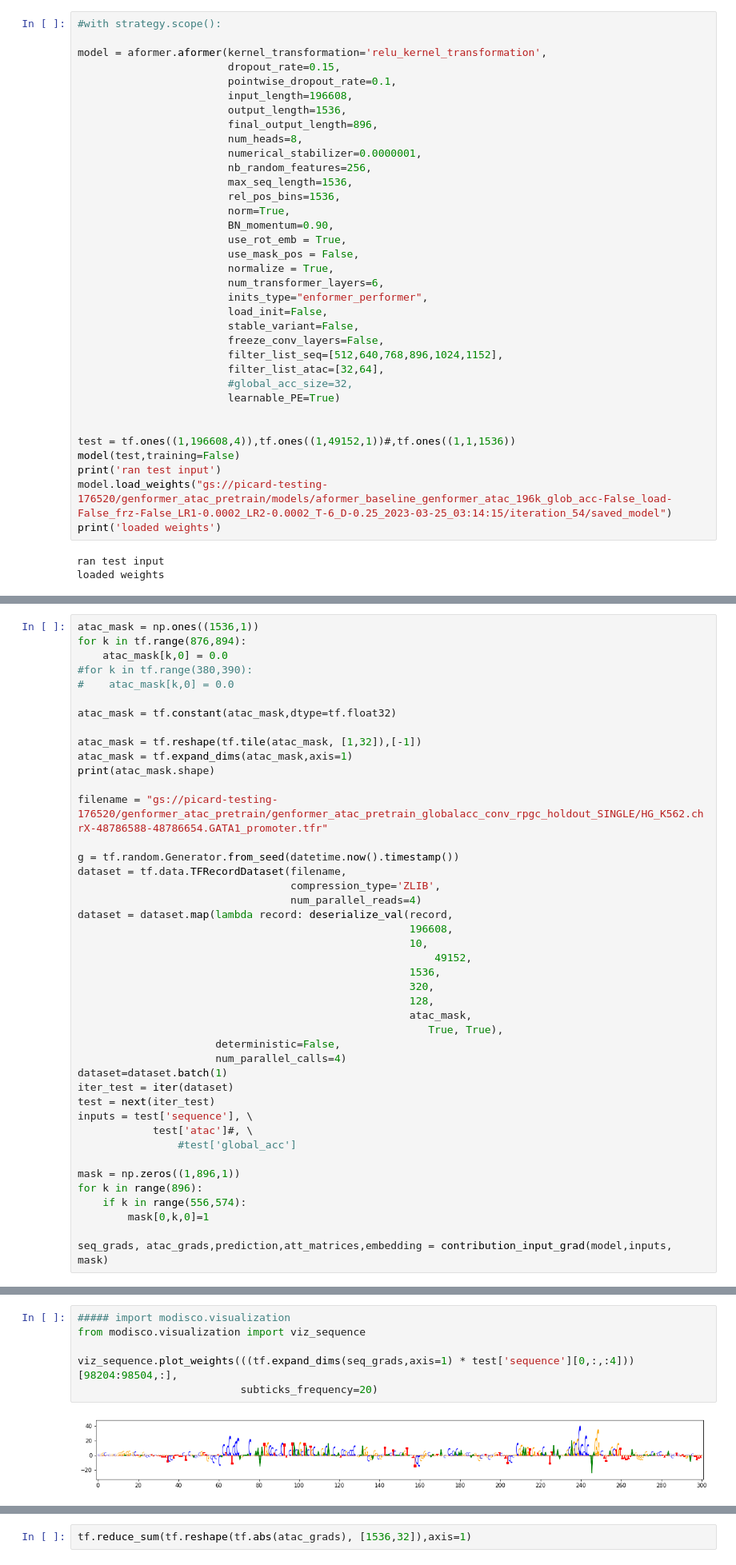
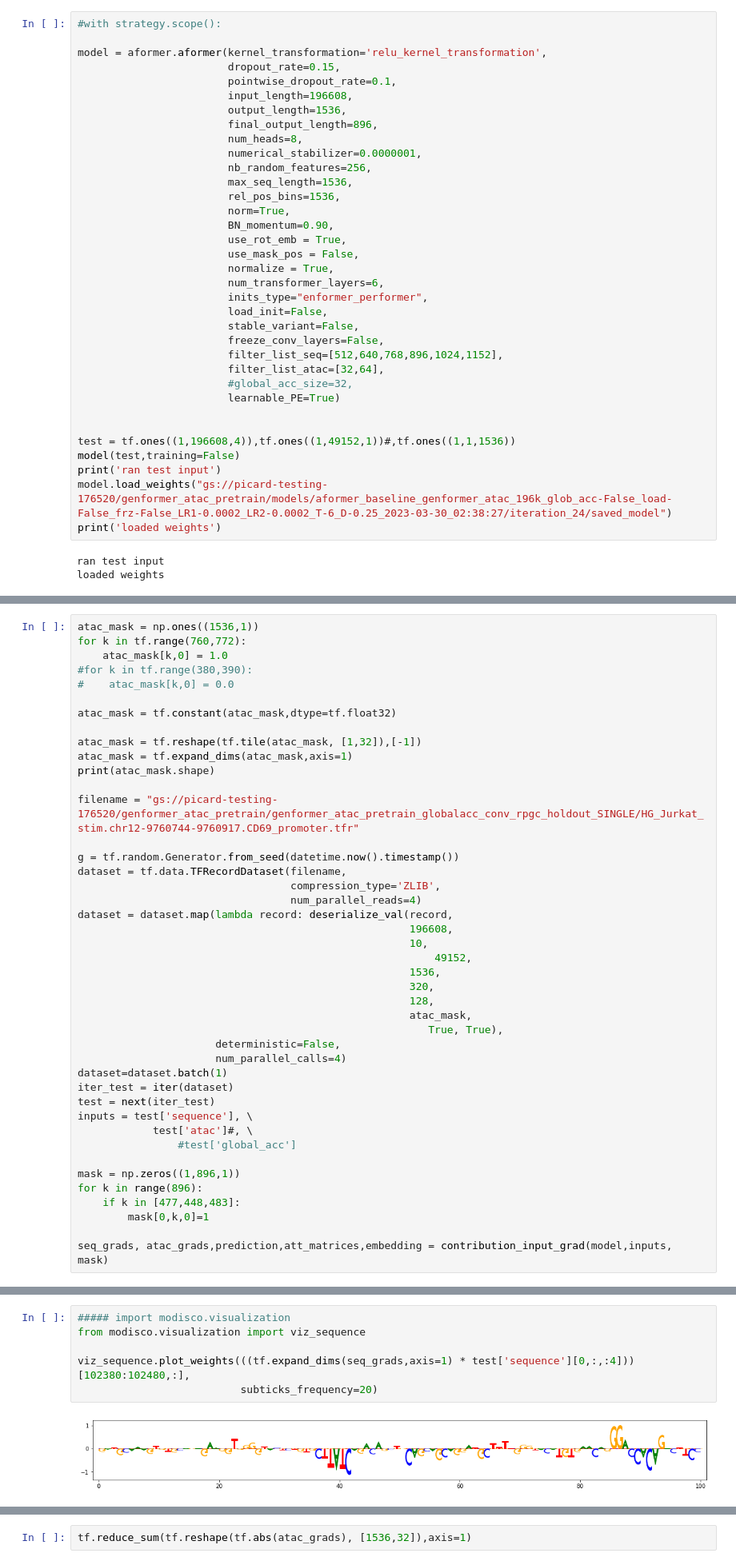
Before and after one commit to abuchin/genformer, a Jupyter notebook: visualize_embeddings.ipynb, the cells around one changed output, grey strips where cells are left out. Shown at 80% size. Saved outputs shown, nothing was run; the diff lists cells and outputs as text.

```diff
--- a/visualize_embeddings.ipynb
+++ b/visualize_embeddings.ipynb
@@ -123,7 +123,7 @@ model = aformer.aformer(kernel_transformation='relu_kernel_transformation',
 test = tf.ones((1,196608,4)),tf.ones((1,49152,1))#,tf.ones((1,1,1536))
 model(test,training=False)
 print('ran test input')
-model.load_weights("gs://picard-testing-176520/genformer_atac_pretrain/models/aformer_baseline_genformer_atac_196k_glob_acc-False_load-False_frz-False_LR1-0.0002_LR2-0.0002_T-6_D-0.25_2023-03-25_03:14:15/iteration_54/saved_model")
+model.load_weights("gs://picard-testing-176520/genformer_atac_pretrain/models/aformer_baseline_genformer_atac_196k_glob_acc-False_load-False_frz-False_LR1-0.0002_LR2-0.0002_T-6_D-0.25_2023-03-30_02:38:27/iteration_24/saved_model")
 print('loaded weights')
 # %% [output]
 ran test input
@@ -276,8 +276,8 @@ def deserialize_val(serialized_example,
                                       [output_length-crop_size*2,1])}
 # %%
 atac_mask = np.ones((1536,1))
-for k in tf.range(876,894):
-    atac_mask[k,0] = 0.0
+for k in tf.range(760,772):
+    atac_mask[k,0] = 1.0
 #for k in tf.range(380,390):
 #    atac_mask[k,0] = 0.0
 
@@ -287,7 +287,7 @@ atac_mask = tf.reshape(tf.tile(atac_mask, [1,32]),[-1])
 atac_mask = tf.expand_dims(atac_mask,axis=1)
 print(atac_mask.shape)
 
-filename = "gs://picard-testing-176520/genformer_atac_pretrain/genformer_atac_pretrain_globalacc_conv_rpgc_holdout_SINGLE/HG_K562.chrX-48786588-48786654.GATA1_promoter.tfr"
+filename = "gs://picard-testing-176520/genformer_atac_pretrain/genformer_atac_pretrain_globalacc_conv_rpgc_holdout_SINGLE/HG_Jurkat_stim.chr12-9760744-9760917.CD69_promoter.tfr"
 
 g = tf.random.Generator.from_seed(datetime.now().timestamp())
 dataset = tf.data.TFRecordDataset(filename,
@@ -313,7 +313,7 @@ inputs = test['sequence'], \
 
 mask = np.zeros((1,896,1))
 for k in range(896):
-    if k in range(556,574):
+    if k in [477,448,483]:
         mask[0,k,0]=1
 
 seq_grads, atac_grads,prediction,att_matrices,embedding = contribution_input_grad(model,inputs, mask)
@@ -401,11 +395,11 @@ write_bg(prediction[0,:,0].numpy(),
 # %%
 ##### import modisco.visualization
 from modisco.visualization import viz_sequence
 
-viz_sequence.plot_weights(((tf.expand_dims(seq_grads,axis=1) * test['sequence'][0,:,:4]))[98204:98504,:],
+viz_sequence.plot_weights(((tf.expand_dims(seq_grads,axis=1) * test['sequence'][0,:,:4]))[102380:102480,:],
                           subticks_frequency=20)
 # %% [output]
-[figure, old version]
+[figure, new version]
 <AxesSubplot:>
 # %%
 tf.reduce_sum(tf.reshape(tf.abs(atac_grads), [1536,32]),axis=1)
```
Also changed, not shown: parts of 6 cells of this notebook, 1 other file.
